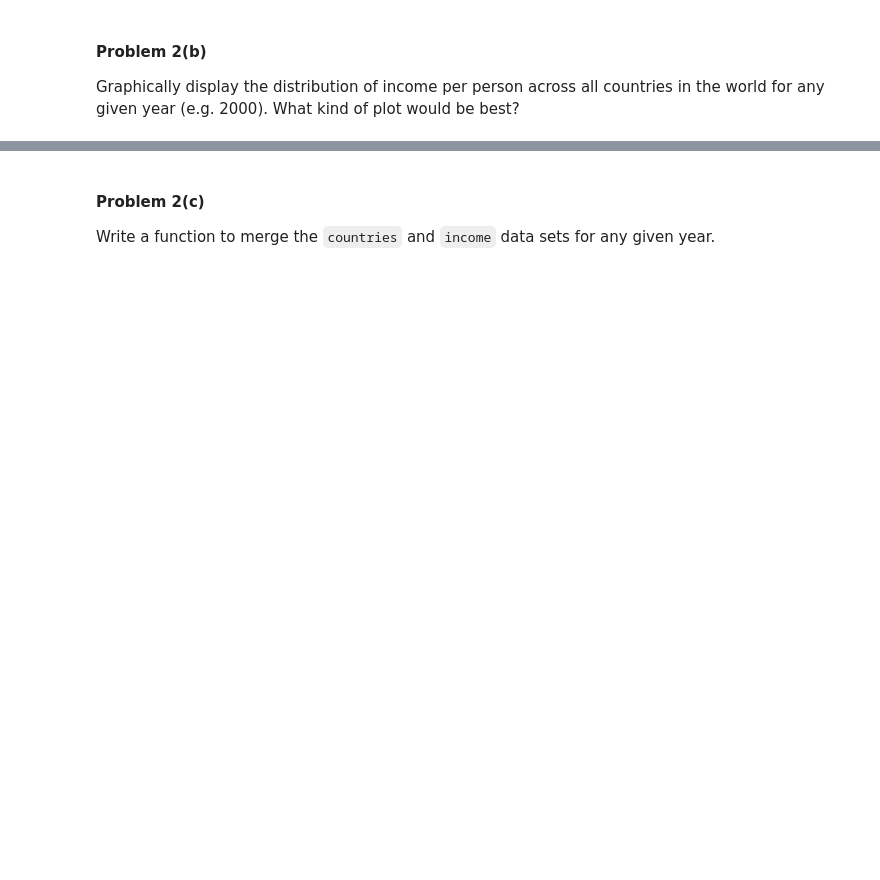
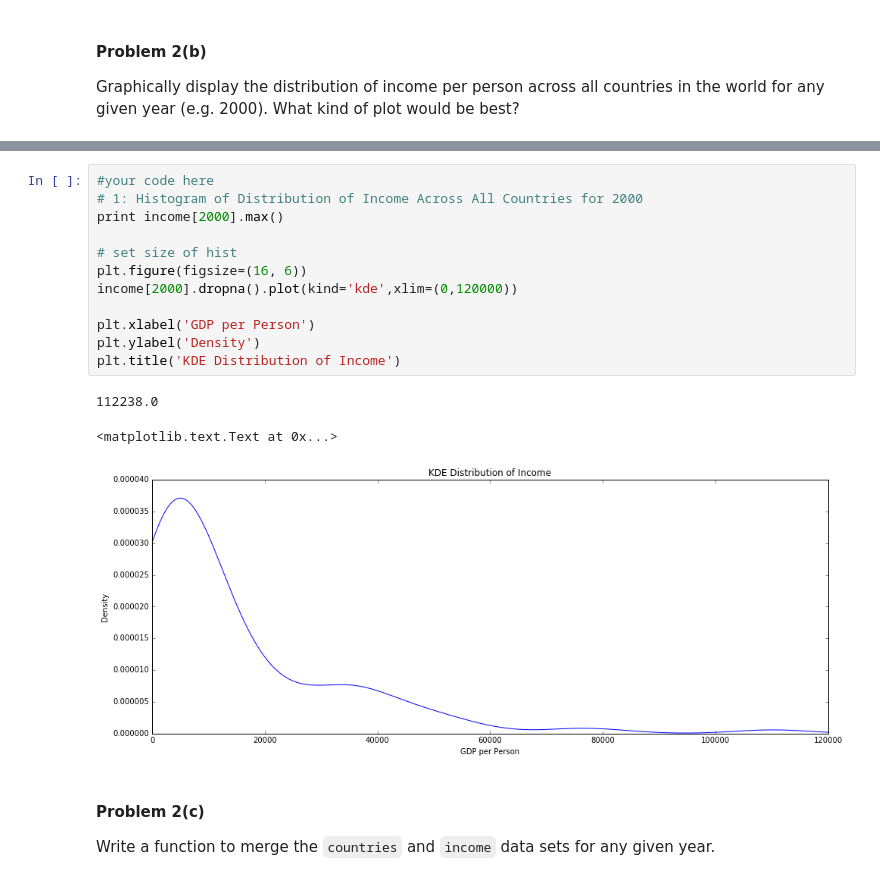
Before and after one commit to deep327/2014, a Jupyter notebook: homework/HW1.ipynb, the cells around one changed output, grey strips where cells are left out. Drawn from its saved outputs; the diff is of its cells as text; blank space fills up the shorter version.

```diff
--- a/homework/HW1.ipynb
+++ b/homework/HW1.ipynb
@@ -260,3 +267,19 @@ Graphically display the distribution of income per person across all countries i
+# %%
+#your code here
+# 1: Histogram of Distribution of Income Across All Countries for 2000
+print income[2000].max()
+
+# set size of hist
+plt.figure(figsize=(16, 6))
+income[2000].dropna().plot(kind='kde',xlim=(0,120000))
+
+plt.xlabel('GDP per Person')
+plt.ylabel('Density')
+plt.title('KDE Distribution of Income')
+# %% [output]
+112238.0
+<matplotlib.text.Text at 0x...>
+[figure, added]
 # %% [markdown]
 #### Problem 2(c)
 
```
Also changed, not shown: parts of 10 cells of this notebook.
